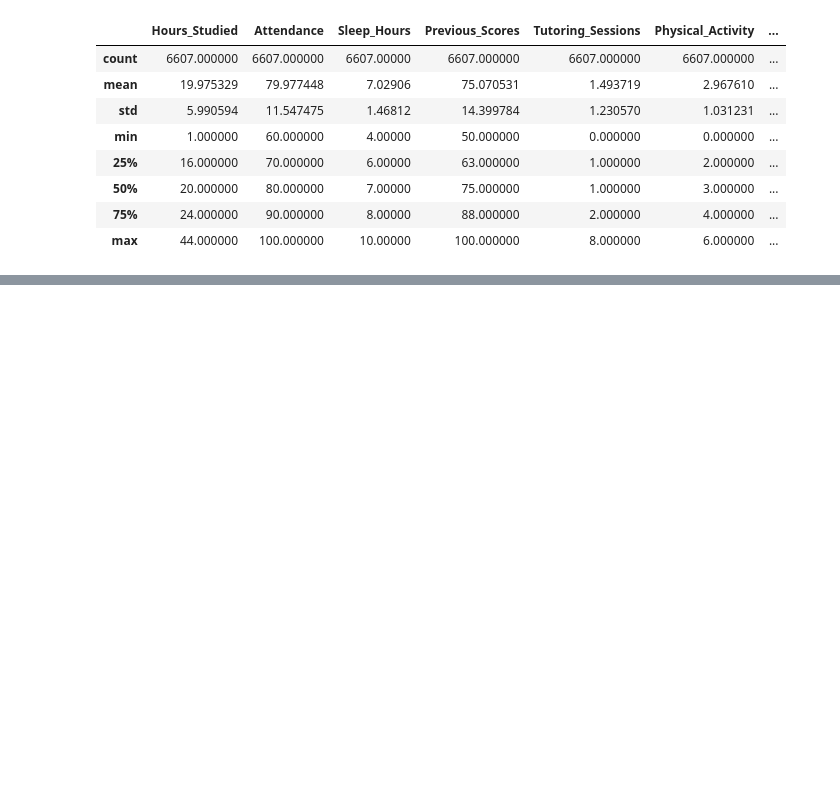
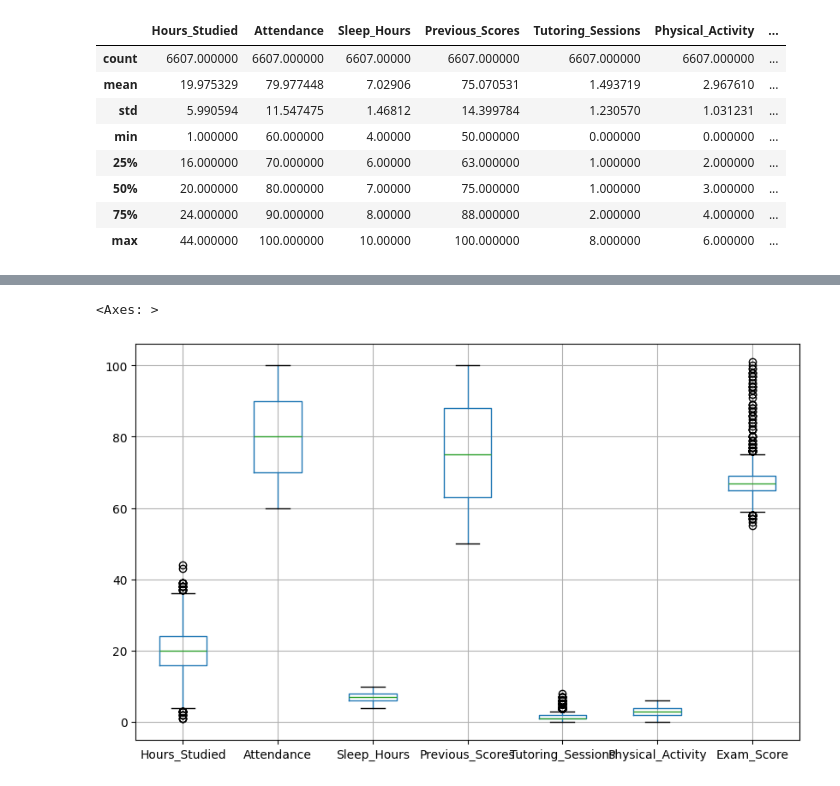
Before and after one commit to boriphat12/Student-Success-Factor-Analysis, a Jupyter notebook: Student_Success_Factor_Analysis.ipynb, the cells around one changed output, grey strips where cells are left out. Drawn from its saved outputs; the diff is of its cells as text; code cells hidden in the pictures; blank space fills up the shorter version.

```diff
--- a/Student_Success_Factor_Analysis.ipynb
+++ b/Student_Success_Factor_Analysis.ipynb
@@ -15,0 +3,18 @@ data.head(5)
+# %%
+import pandas as pd
+import numpy as np
+import matplotlib.pyplot as plt
+import kagglehub
+import os
+
+path = kagglehub.dataset_download("anassarfraz13/student-success-factors-and-insights")
+
+# List files in the downloaded directory
+files = os.listdir(path)
+print("Files in the downloaded directory:", files)
+
+# Assuming the CSV file is named 'StudentPerformanceFactors.csv' based on the previous output
+csv_file_path = os.path.join(path, 'StudentPerformanceFactors.csv')
+
+data = pd.read_csv(csv_file_path)
+data.head(5)
@@ -75,0 +63,3 @@ dtype: float64
+# %%
+#data.loc[:, ['Teacher_Quality', 'Parental_Education_Level', 'Distance_from_Home']].tail(20)
+data2 = data.dropna()
@@ -75,0 +78,5 @@ dtype: float64
+# %%
+data2.boxplot(figsize=(10, 6))
+# %% [output]
+<Axes: >
+[figure, added]
```
Also changed, not shown: parts of 16 cells of this notebook.
